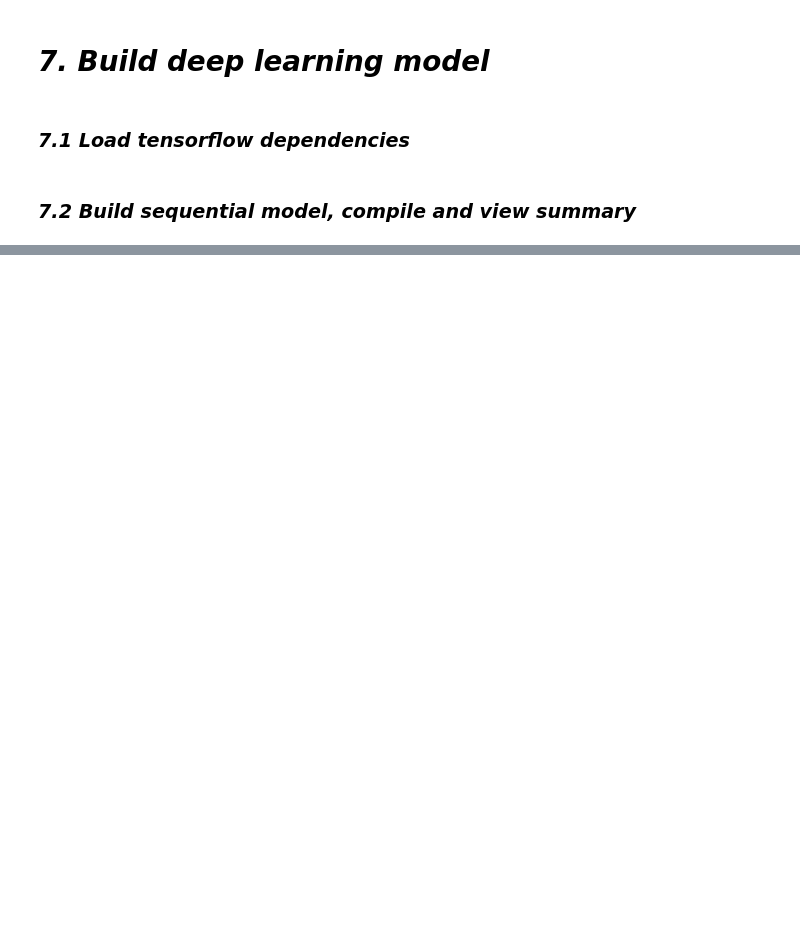
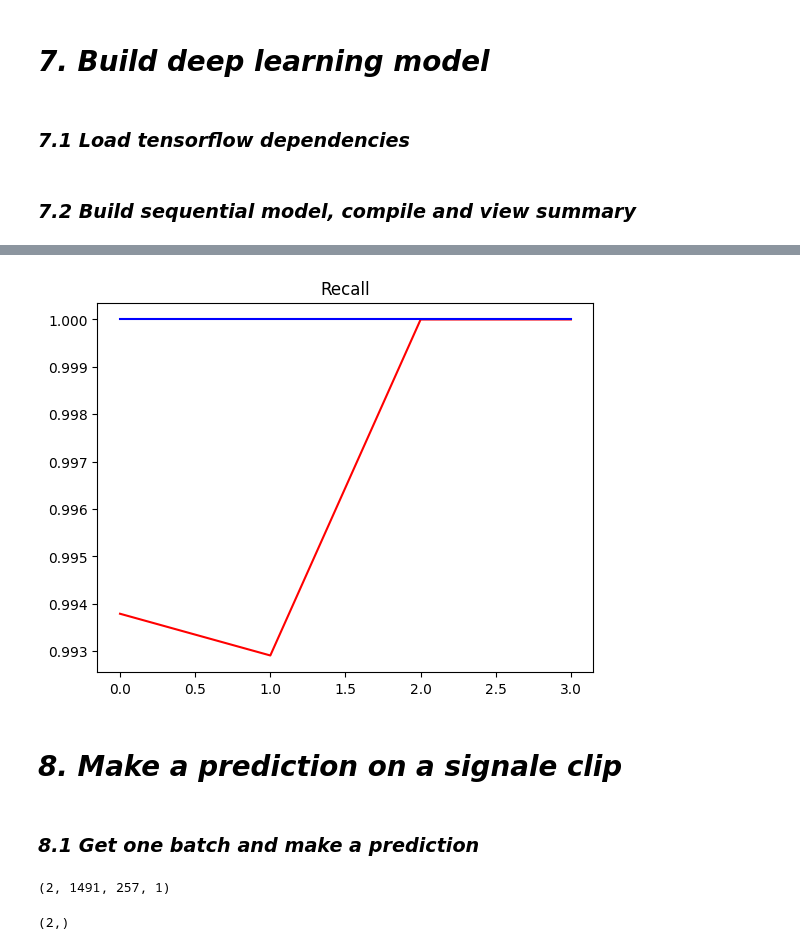
Before and after one commit to Nargesmohammadi/Deep-Audio-Classification, a Jupyter notebook: DeepAudioClassification(1).ipynb, the cells around one changed output, grey strips where cells are left out. Drawn from its saved outputs; the diff is of its cells as text; code cells hidden in the pictures; blank space fills up the shorter version.

```diff
--- a/DeepAudioClassification(1).ipynb
+++ b/DeepAudioClassification(1).ipynb
@@ -327,0 +359,11 @@ _________________________________________________________________
+# %%
+plt.title('Recall')
+plt.plot(history.history['recall_2'], 'r')
+plt.plot(history.history['val_recall_2'], 'b')
+plt.show()
+# %% [output]
+[figure, added]
+# %% [markdown]
+# *8. Make a prediction on a signale clip*
+# %% [markdown]
+### *8.1 Get one batch and make a prediction*
@@ -327,0 +372,8 @@ _________________________________________________________________
+# %%
+X_test.shape
+# %% [output]
+(2, 1491, 257, 1)
+# %%
+y_test.shape
+# %% [output]
+(2,)
```
Also changed, not shown: parts of 29 cells of this notebook.
